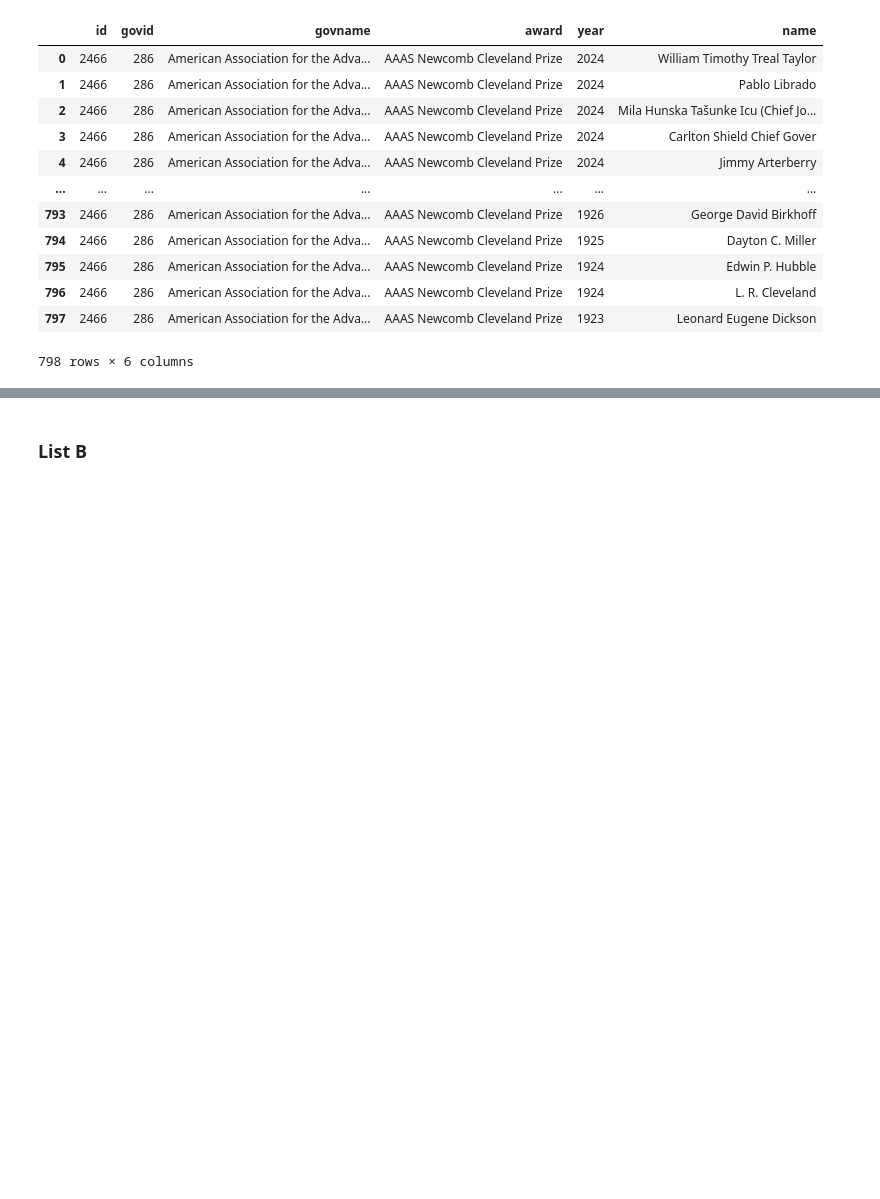
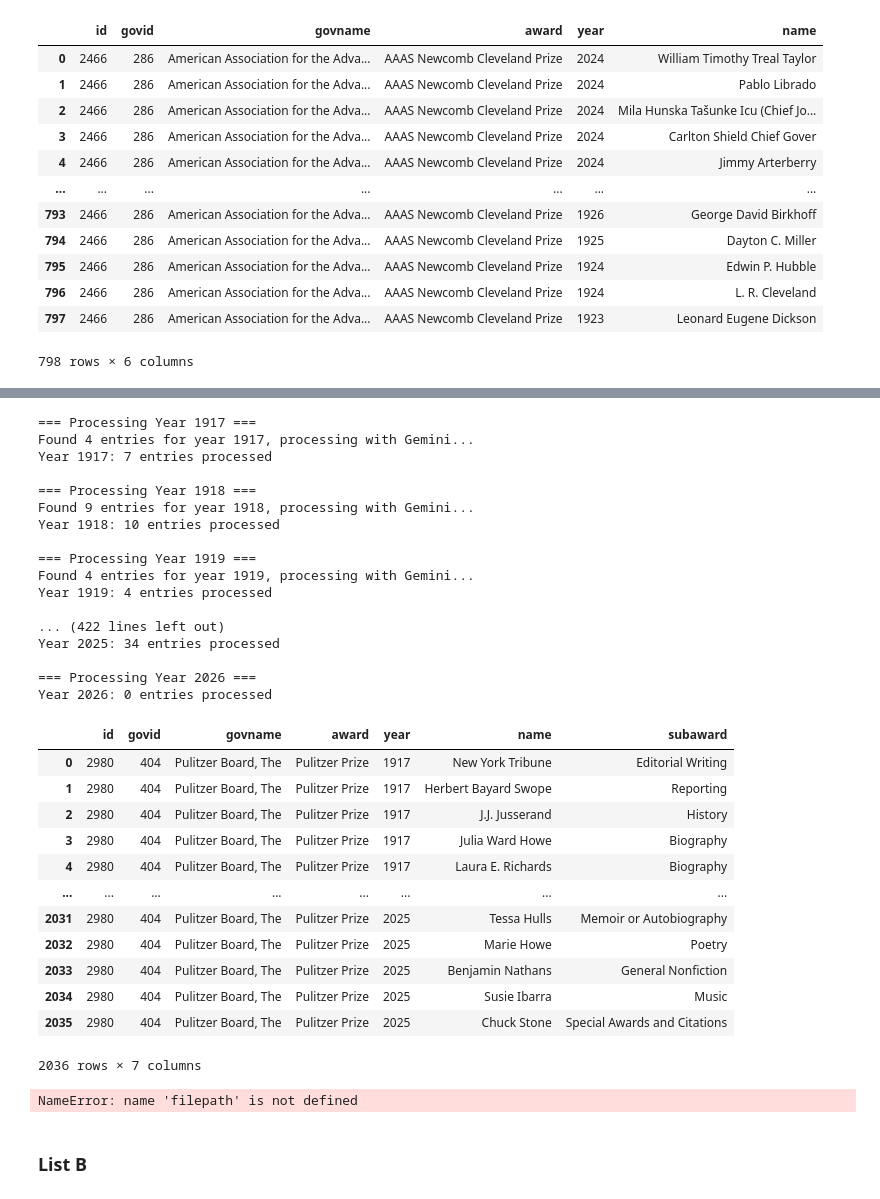
Before and after one commit to acepocalypse/EDA-award-scrape, a Jupyter notebook: Awards Scrape Code.ipynb, the cells around one changed output, grey strips where cells are left out. Saved outputs shown, nothing was run; the diff lists cells and outputs as text; code cells hidden in the pictures; blank space fills up the shorter version.

```diff
--- a/Awards Scrape Code.ipynb
+++ b/Awards Scrape Code.ipynb
@@ -1765,33 +1770,66 @@ def scrape2980():
                     processed_data.append({
                         'category': category,
                         'year': year,
                         'names': names
                     })
                 except Exception as e:
                     print(f"Error parsing line: {line}, Error: {e}")
                     continue
 
         if not processed_data:
             print("Gemini parsing failed, using fallback")
             processed_data = [{'category': item['category'], 'year': item['year'], 'names': [item['winner']]}
                               for item in original_data]
 
         return processed_data
 
     try:
         for year in range(start_year, current_year + 1):
             print(f"\n=== Processing Year {year} ===")
             year_db = scrape_year(driver, year)
             all_db.extend(year_db)
             time.sleep(2)
     finally:
         driver.quit()
 
     df = pd.DataFrame(all_db)
+    display(df)
     df.to_csv(f"{filepath}{aid}.csv", index=False)
     print(f"\nTotal AwardID {aid}: {len(df)} entries saved at {datetime.now().strftime('%H:%M:%S')}")
 
     return df
+# %% [output]
+=== Processing Year 1917 ===
+Found 4 entries for year 1917, processing with Gemini...
+Year 1917: 7 entries processed
+
+=== Processing Year 1918 ===
+Found 9 entries for year 1918, processing with Gemini...
+Year 1918: 10 entries processed
+
+=== Processing Year 1919 ===
+Found 4 entries for year 1919, processing with Gemini...
+Year 1919: 4 entries processed
+
+... (422 lines left out)
+Year 2025: 34 entries processed
+
+=== Processing Year 2026 ===
+Year 2026: 0 entries processed
+|  | id | govid | govname | award | year | name | subaward |
+| 0 | 2980 | 404 | Pulitzer Board, The | Pulitzer Prize | 1917 | New York Tribune | Editorial Writing |
+| 1 | 2980 | 404 | Pulitzer Board, The | Pulitzer Prize | 1917 | Herbert Bayard Swope | Reporting |
+| 2 | 2980 | 404 | Pulitzer Board, The | Pulitzer Prize | 1917 | J.J. Jusserand | History |
+| 3 | 2980 | 404 | Pulitzer Board, The | Pulitzer Prize | 1917 | Julia Ward Howe | Biography |
+| 4 | 2980 | 404 | Pulitzer Board, The | Pulitzer Prize | 1917 | Laura E. Richards | Biography |
+| ... | ... | ... | ... | ... | ... | ... | ... |
+| 2031 | 2980 | 404 | Pulitzer Board, The | Pulitzer Prize | 2025 | Tessa Hulls | Memoir or Autobiography |
+| 2032 | 2980 | 404 | Pulitzer Board, The | Pulitzer Prize | 2025 | Marie Howe | Poetry |
+| 2033 | 2980 | 404 | Pulitzer Board, The | Pulitzer Prize | 2025 | Benjamin Nathans | General Nonfiction |
+| 2034 | 2980 | 404 | Pulitzer Board, The | Pulitzer Prize | 2025 | Susie Ibarra | Music |
+| 2035 | 2980 | 404 | Pulitzer Board, The | Pulitzer Prize | 2025 | Chuck Stone | Special Awards and Citations |
+2036 rows × 7 columns
+NameError: name 'filepath' is not defined
 # %% [markdown]
 ### List B
 # %%
```
Also changed, not shown: parts of 1 cell of this notebook.
